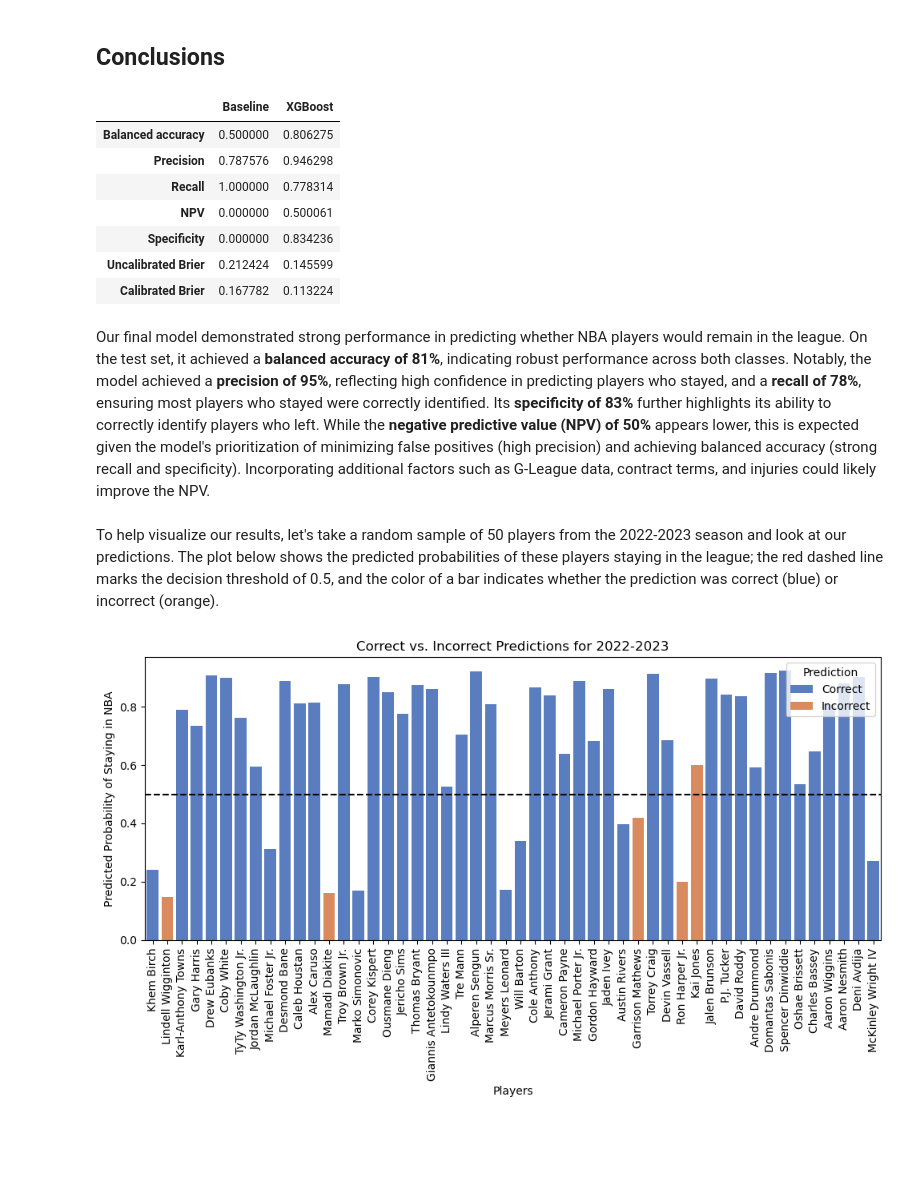
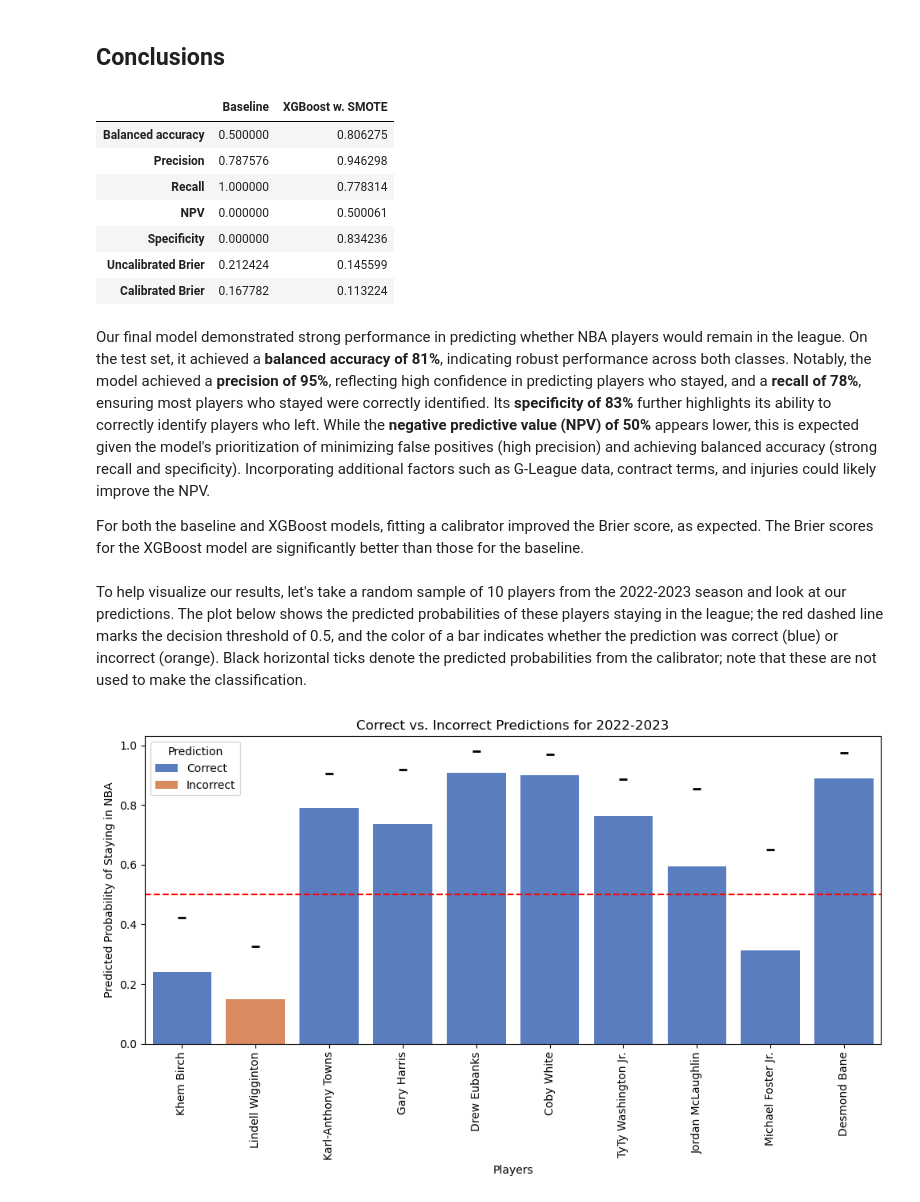
Before and after one commit to aapandy2/predicting_nba_player_retention, a Jupyter notebook: 4_FinalModelPerformance.ipynb, the cells around one changed output. Saved outputs shown, nothing was run; the diff lists cells and outputs as text; code cells hidden in the pictures; blank space fills up the shorter version.

Commit message:
update final model notebook

```diff
--- a/4_FinalModelPerformance.ipynb
+++ b/4_FinalModelPerformance.ipynb
@@ -177,9 +177,9 @@ Brier score: 0.11380579305024069
 ## Conclusions
 # %%
 pd.DataFrame({"Baseline": baseline_summary.mean().drop("Test Year"),
-              "XGBoost": final_model_summary.mean().drop("Test Year")})
+              "XGBoost w. SMOTE": final_model_summary.mean().drop("Test Year")})
 # %% [output]
-|  | Baseline | XGBoost |
+|  | Baseline | XGBoost w. SMOTE |
 | Balanced accuracy | 0.500000 | 0.806275 |
 | Precision | 0.787576 | 0.946298 |
 | Recall | 1.000000 | 0.778314 |
@@ -189,35 +189,39 @@ pd.DataFrame({"Baseline": baseline_summary.mean().drop("Test Year"),
 | Calibrated Brier | 0.167782 | 0.113224 |
 # %% [markdown]
 Our final model demonstrated strong performance in predicting whether NBA players would remain in the league. On the test set, it achieved a **balanced accuracy of 81%**, indicating robust performance across both classes. Notably, the model achieved a **precision of 95%**, reflecting high confidence in predicting players who stayed, and a **recall of 78%**, ensuring most players who stayed were correctly identified. Its **specificity of 83%** further highlights its ability to correctly identify players who left. While the **negative predictive value (NPV) of 50%** appears lower, this is expected given the model's prioritization of minimizing false positives (high precision) and achieving balanced accuracy (strong recall and specificity). Incorporating additional factors such as G-League data, contract terms, and injuries could likely improve the NPV.
+
+For both the baseline and XGBoost models, fitting a calibrator improved the Brier score, as expected.  The Brier scores for the XGBoost model are significantly better than those for the baseline.
 # %% [markdown]
-To help visualize our results, let's take a random sample of 50 players from the 2022-2023 season and look at our predictions. The plot below shows the predicted probabilities of these players staying in the league; the red dashed line marks the decision threshold of 0.5, and the color of a bar indicates whether the prediction was correct (blue) or incorrect (orange).
+To help visualize our results, let's take a random sample of 10 players from the 2022-2023 season and look at our predictions. The plot below shows the predicted probabilities of these players staying in the league; the red dashed line marks the decision threshold of 0.5, and the color of a bar indicates whether the prediction was correct (blue) or incorrect (orange).  Black horizontal ticks denote the predicted probabilities from the calibrator; note that these are not used to make the classification.
 # %%
 # get data for 2022-23 season
 df_2022 = df_test.loc[df_test['SEASON_START']==2022].copy()
 
 # create columns from predict and predict_proba
 df_2022['PREDICT'] = final_model.predict(df_2022[features])
 df_2022['PREDICT_PROBA'] = final_model.predict_proba(df_2022[features])[:,1]
+df_2022['PREDICT_PROBA_CAL'] = final_model_cal.predict_proba(df_2022[features])[:,1]
 
 # take a sample of 50 players
-df = df_2022.sample(50, random_state=45).copy()
+df = df_2022.sample(10, random_state=45).copy()
 
 # create column indicating whether prediction was correct
 df['CORRECT'] = (df['PREDICT'] == df['IN_LEAGUE_NEXT'])
 df['CORRECT'] = df['CORRECT'].map({True: 'Correct', False: 'Incorrect'})
 
 # plot predict_proba and show correct vs. incorrect predictions
 plt.figure(figsize=(10, 6))
-sns.barplot(data=df, x='NAME', y='PREDICT_PROBA', hue='CORRECT', hue_order=['Correct', 'Incorrect'], palette='muted')
-plt.axhline(0.5, color='k', linestyle='--')
+ax = sns.barplot(data=df, x='NAME', y='PREDICT_PROBA', hue='CORRECT', hue_order=['Correct', 'Incorrect'], palette='muted')
+sns.pointplot(data=df, x="NAME", y="PREDICT_PROBA_CAL", ax=ax, linestyles="None", color='k', marker="_")
+plt.axhline(0.5, color='r', linestyle='--')
 plt.title('Correct vs. Incorrect Predictions for 2022-2023')
 plt.ylabel('Predicted Probability of Staying in NBA')
 plt.xlabel('Players')
 plt.xticks(rotation=90, fontsize=10)
-plt.legend(title='Prediction', loc='upper right')
+plt.legend(title='Prediction', loc='upper left')
 plt.tight_layout()
 plt.show()
 # %% [output]
-[figure, old version]
+[figure, new version]
 # %% [markdown]
 We note the following observations:
```
Also changed, not shown: parts of 2 cells of this notebook.
